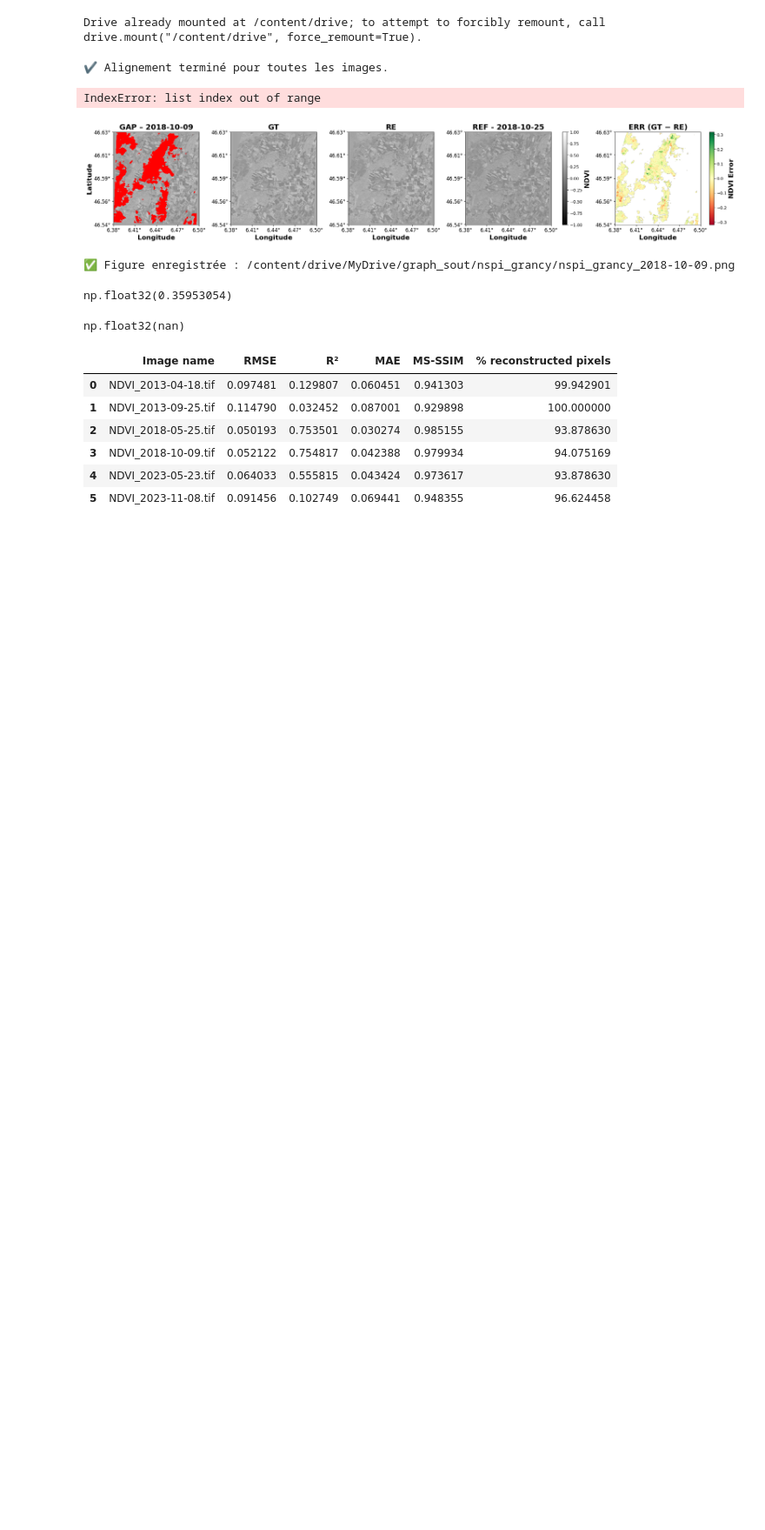
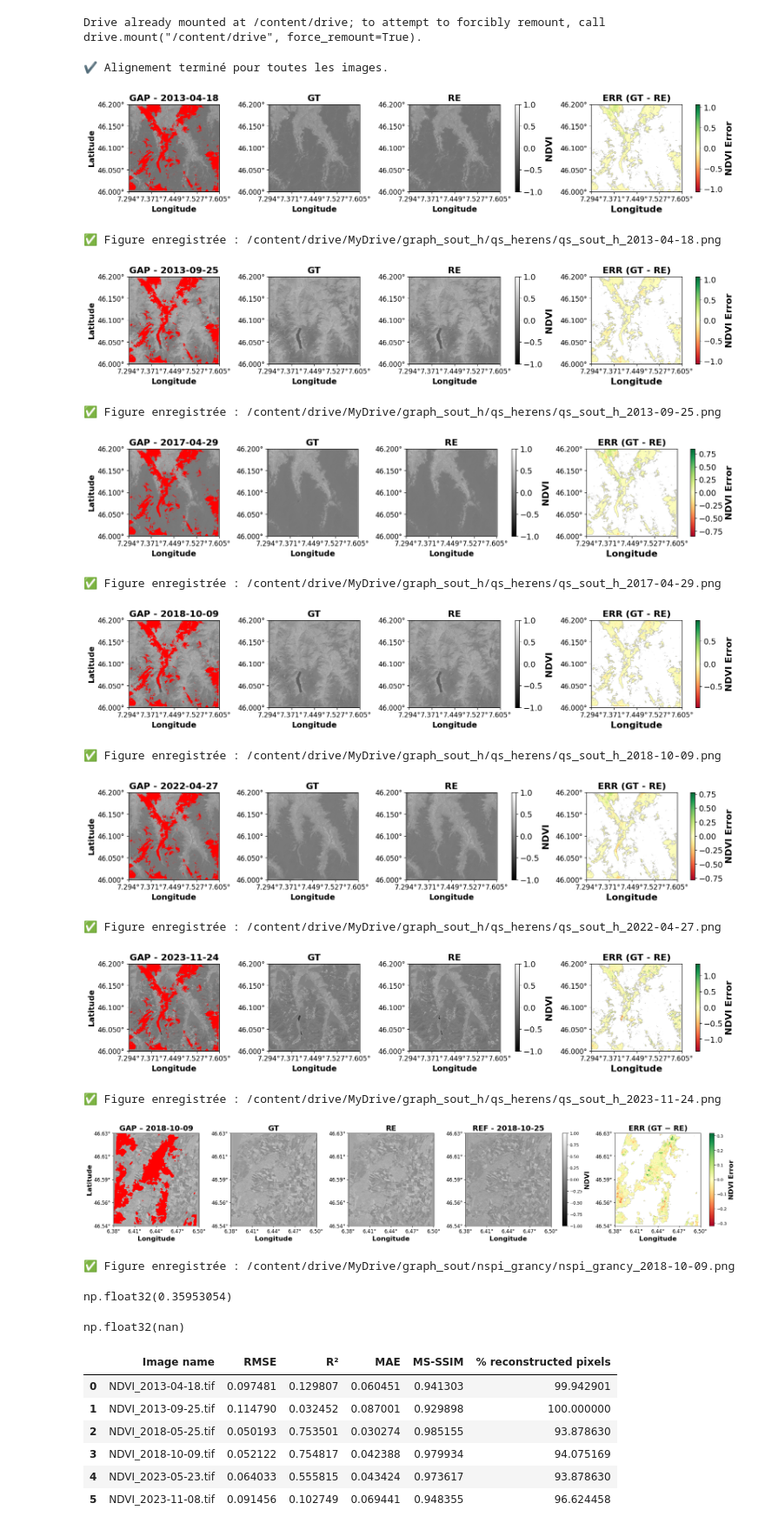
Before and after one commit to larasauser/master, a Jupyter notebook: metrics_soutenance.ipynb, the cells around one changed output. Shown at 87% size. Drawn from its saved outputs; the diff is of its cells as text; code cells hidden in the pictures; blank space fills up the shorter version.

```diff
--- a/metrics_soutenance.ipynb
+++ b/metrics_soutenance.ipynb
@@ -146,12 +146,14 @@ from glob import glob
 hole_dir = '/content/drive/MyDrive/QS_herens/NDVI_herens_holes'
 gt_dir = '/content/drive/MyDrive/QS_herens/NDVI_herens_full'
 recon_dir = '/content/drive/MyDrive/QS_herens/QS_h_out'
+gap_raw_dir = '/content/drive/MyDrive/ndvi_herens_landsat_original'
 
 
 # === Liste des fichiers ===
 hole_files = sorted(glob(os.path.join(hole_dir, '*.tif')))
 gt_files = sorted(glob(os.path.join(gt_dir, '*.tif')))
 recon_files = sorted(glob(os.path.join(recon_dir, '*.tif')))   # nouveau format
+gap_raw_files = sorted(glob(os.path.join(gap_raw_dir, '*.tif')))
 
 # === Fonctions utilitaires ===
 def read_tif_with_meta(path):
@@ -226,60 +228,71 @@ for i in range(len(hole_files)):
     max_val = np.max(np.abs(err[valid_mask]))  # prend le max absolu pour symétrie autour de 0
     norm = colors.TwoSlopeNorm(vmin=-max_val, vcenter=0, vmax=max_val)
 
-    fig, axs = plt.subplots(1, 4, figsize=(18, 4), constrained_layout=True)
+    fig, axs = plt.subplots(1, 4, figsize=(16, 3), constrained_layout=True)
     axs = axs.flatten()
 
     im0 = axs[0].imshow(hole, cmap=ndvi_cmap, vmin=-1, vmax=1)
-    axs[0].set_title(f"GAP - {date}", fontsize=18, fontweight="bold")
+    axs[0].set_title(f"GAP - {date}", fontsize=16, fontweight="bold")
     axs[0].set_ylabel("Latitude", fontsize=14, fontweight="bold")
     axs[0].set_xlabel("Longitude", fontsize=14, fontweight="bold")
     add_coords_wgs84(axs[0], hole_meta, show_y=True)
 
     im1 = axs[1].imshow(gt_resampled, cmap=ndvi_cmap, vmin=-1, vmax=1)
-    axs[1].set_title("GT", fontsize=18, fontweight="bold")
+    axs[1].set_title("GT", fontsize=16, fontweight="bold")
     axs[1].set_xlabel("Longitude", fontsize=14, fontweight="bold")
     add_coords_wgs84(axs[1], hole_meta)
 
     im2 = axs[2].imshow(recon_resampled, cmap=ndvi_cmap, vmin=-1, vmax=1)
-    axs[2].set_title("RE", fontsize=18, fontweight="bold")
+    axs[2].set_title("RE", fontsize=16, fontweight="bold")
     axs[2].set_xlabel("Longitude", fontsize=14, fontweight="bold")
     add_coords_wgs84(axs[2], hole_meta)
 
     im3 = axs[3].imshow(err, cmap="RdYlGn", norm=norm)
-    axs[3].set_title("ERR (GT - RE)", fontsize=18, fontweight="bold")
+    axs[3].set_title("ERR (GT - RE)", fontsize=16, fontweight="bold")
     axs[3].set_xlabel("Longitude", fontsize=16, fontweight="bold")
     add_coords_wgs84(axs[3], hole_meta)
 
     cbar_ndvi = fig.colorbar(im2, ax=axs[:3], orientation="vertical", fraction=0.5, pad=0.01)
     cbar_ndvi.set_label("NDVI", fontsize=16, fontweight="bold")
     for t in cbar_ndvi.ax.get_yticklabels():
         t.set_fontsize(14)
 
     #cbar_err = fig.colorbar(im3, ax=axs[3], orientation="vertical", fraction=0.02, pad=0.01)
     #cbar_err.set_label("NDVI Error", fontsize=14, fontweight="bold")
     #for t in cbar_err.ax.get_yticklabels():
         #t.set_fontsize(14)
     cbar_err = fig.colorbar(im3, ax=axs[3], fraction=0.05, pad=0.02)
     cbar_err.set_label("NDVI Error", fontsize=16, fontweight="bold")
     for t in cbar_err.ax.get_yticklabels():
         t.set_fontsize(14)
 
 
     for ax in axs:
         ax.tick_params(axis="x", labelsize=12)
         ax.tick_params(axis="y", labelsize=12)
 
     plt.show()
 
     save_dir = '/content/drive/MyDrive/graph_sout_h/qs_herens'
     os.makedirs(save_dir, exist_ok=True)
 
     save_path = os.path.join(save_dir, f'qs_sout_h_{date}.png')
     fig.savefig(save_path, dpi=300, bbox_inches='tight')
     plt.close(fig)
     print(f"✅ Figure enregistrée : {save_path}")
 # %% [output]
+[figure, added]
-IndexError: list index out of range
+✅ Figure enregistrée : /content/drive/MyDrive/graph_sout_h/qs_herens/qs_sout_h_2013-04-18.png
+[figure, added]
+✅ Figure enregistrée : /content/drive/MyDrive/graph_sout_h/qs_herens/qs_sout_h_2013-09-25.png
+[figure, added]
+✅ Figure enregistrée : /content/drive/MyDrive/graph_sout_h/qs_herens/qs_sout_h_2017-04-29.png
+[figure, added]
+✅ Figure enregistrée : /content/drive/MyDrive/graph_sout_h/qs_herens/qs_sout_h_2018-10-09.png
+[figure, added]
+✅ Figure enregistrée : /content/drive/MyDrive/graph_sout_h/qs_herens/qs_sout_h_2022-04-27.png
+[figure, added]
+✅ Figure enregistrée : /content/drive/MyDrive/graph_sout_h/qs_herens/qs_sout_h_2023-11-24.png
 # %%
 import matplotlib.pyplot as plt
 import matplotlib.cm as cm
```
